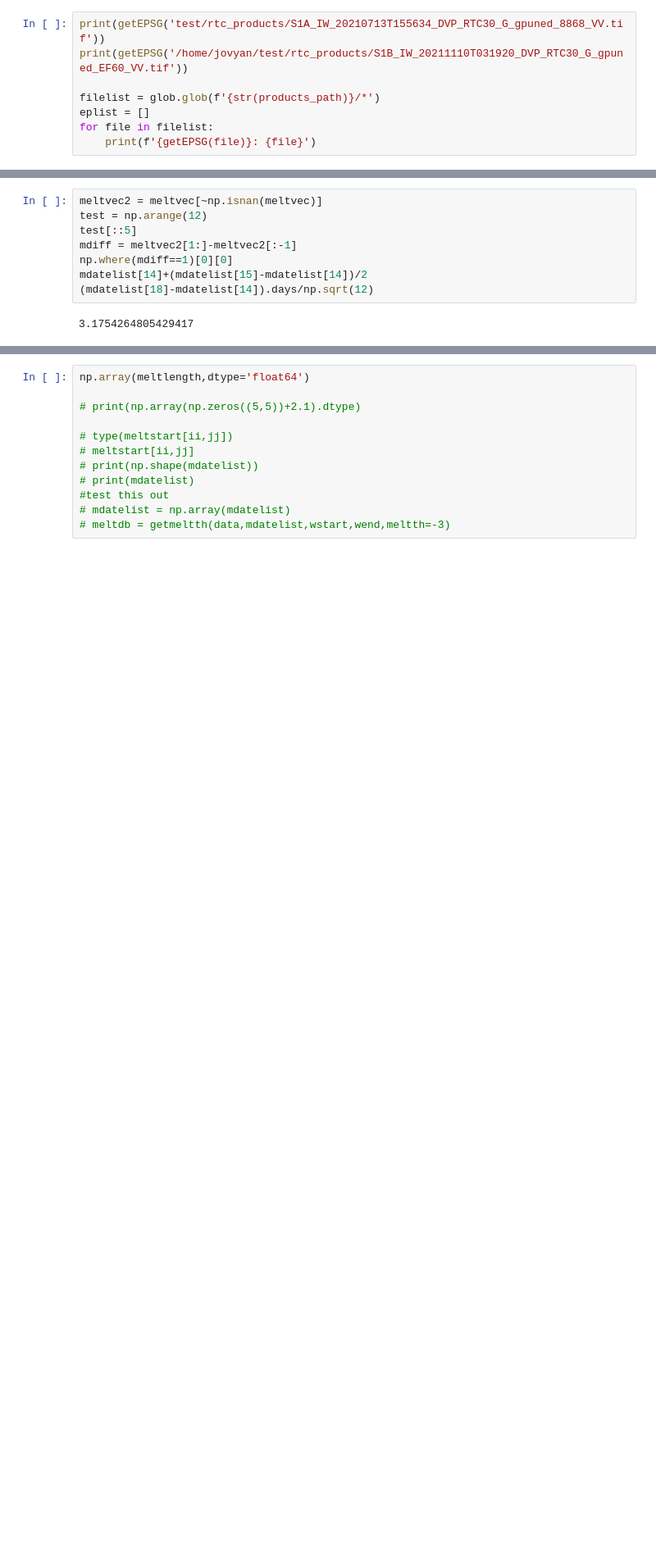
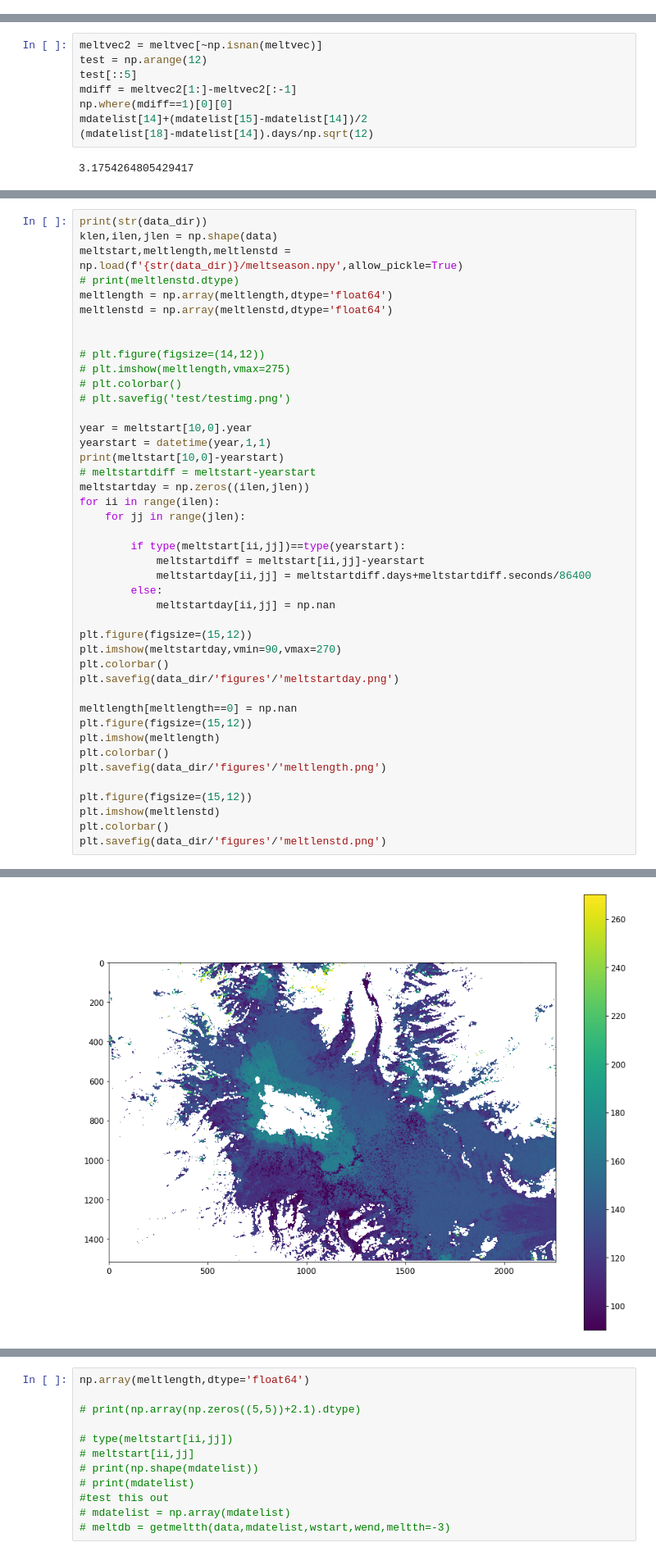
Before and after one commit to ac-johnson/GlacierSARoriginal, a Jupyter notebook: analysis_basic.ipynb, the cells around one changed output, grey strips where cells are left out. Shown at 82% size. Saved outputs shown, nothing was run; the diff lists cells and outputs as text; blank space fills up the shorter version.

```diff
--- a/analysis_basic.ipynb
+++ b/analysis_basic.ipynb
@@ -131,10 +86,2 @@ def reproject(wtk,epsgn,inloc,outloc,res=30):
-# %%
-print(getEPSG('test/rtc_products/S1A_IW_20210713T155634_DVP_RTC30_G_gpuned_8868_VV.tif'))
-print(getEPSG('/home/jovyan/test/rtc_products/S1B_IW_20211110T031920_DVP_RTC30_G_gpuned_EF60_VV.tif'))
-
-filelist = glob.glob(f'{str(products_path)}/*')
-eplist = []
-for file in filelist:
-    print(f'{getEPSG(file)}: {file}')
 # %% [markdown]
 ## Plot Images
@@ -726,0 +738,44 @@ test
+# %%
+print(str(data_dir))
+klen,ilen,jlen = np.shape(data)
+meltstart,meltlength,meltlenstd = np.load(f'{str(data_dir)}/meltseason.npy',allow_pickle=True)
+# print(meltlenstd.dtype)
+meltlength = np.array(meltlength,dtype='float64')
+meltlenstd = np.array(meltlenstd,dtype='float64')
+
+
+# plt.figure(figsize=(14,12))
+# plt.imshow(meltlength,vmax=275)
+# plt.colorbar()
+# plt.savefig('test/testimg.png')
+
+year = meltstart[10,0].year
+yearstart = datetime(year,1,1)
+print(meltstart[10,0]-yearstart)
+# meltstartdiff = meltstart-yearstart
+meltstartday = np.zeros((ilen,jlen))
+for ii in range(ilen):
+    for jj in range(jlen):
+
+        if type(meltstart[ii,jj])==type(yearstart):
+            meltstartdiff = meltstart[ii,jj]-yearstart
+            meltstartday[ii,jj] = meltstartdiff.days+meltstartdiff.seconds/86400
+        else:
+            meltstartday[ii,jj] = np.nan
+
+plt.figure(figsize=(15,12))
+plt.imshow(meltstartday,vmin=90,vmax=270)
+plt.colorbar()
+plt.savefig(data_dir/'figures'/'meltstartday.png')
+
+meltlength[meltlength==0] = np.nan
+plt.figure(figsize=(15,12))
+plt.imshow(meltlength)
+plt.colorbar()
+plt.savefig(data_dir/'figures'/'meltlength.png')
+
+plt.figure(figsize=(15,12))
+plt.imshow(meltlenstd)
+plt.colorbar()
+plt.savefig(data_dir/'figures'/'meltlenstd.png')
+# %% [output]
@@ -726,0 +784 @@ test
+[figure, added]
```
Also changed, not shown: parts of 24 cells of this notebook, 1 other file.
